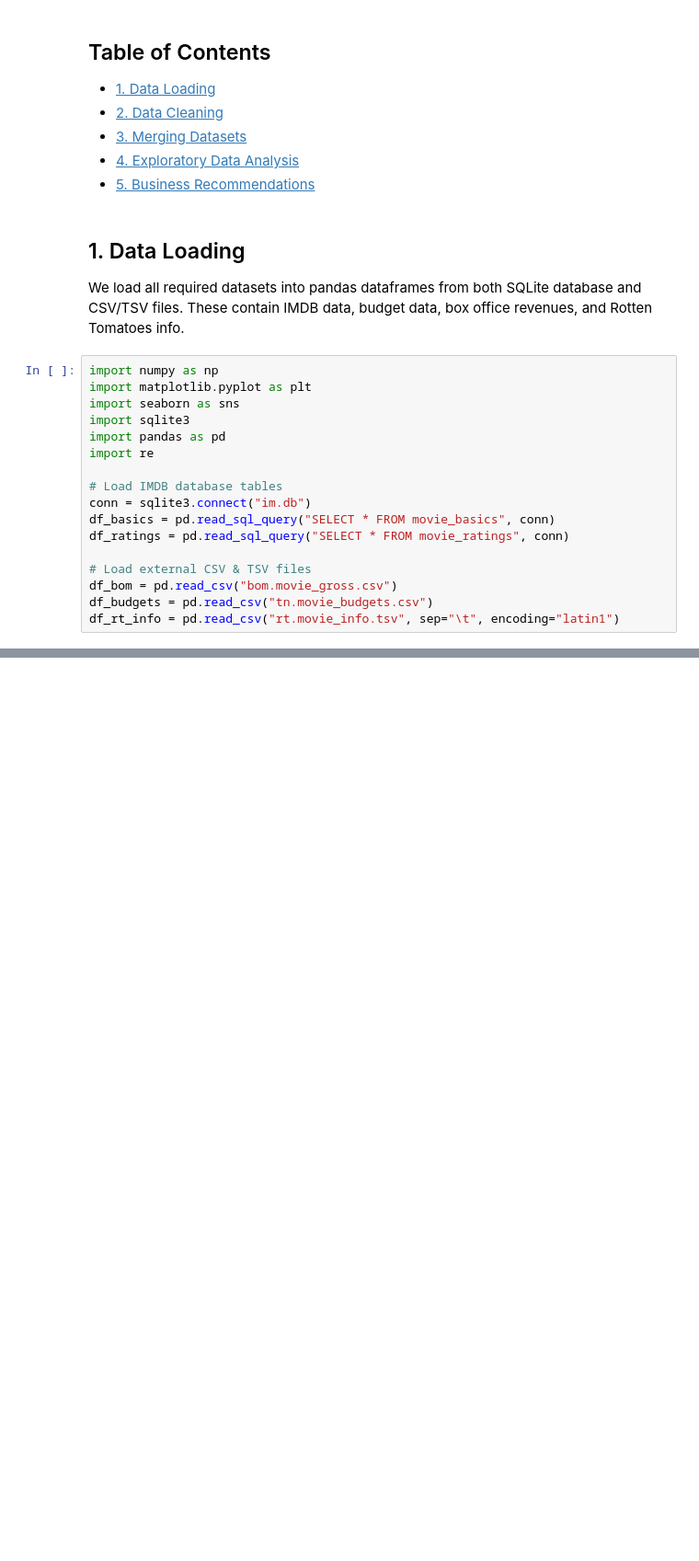
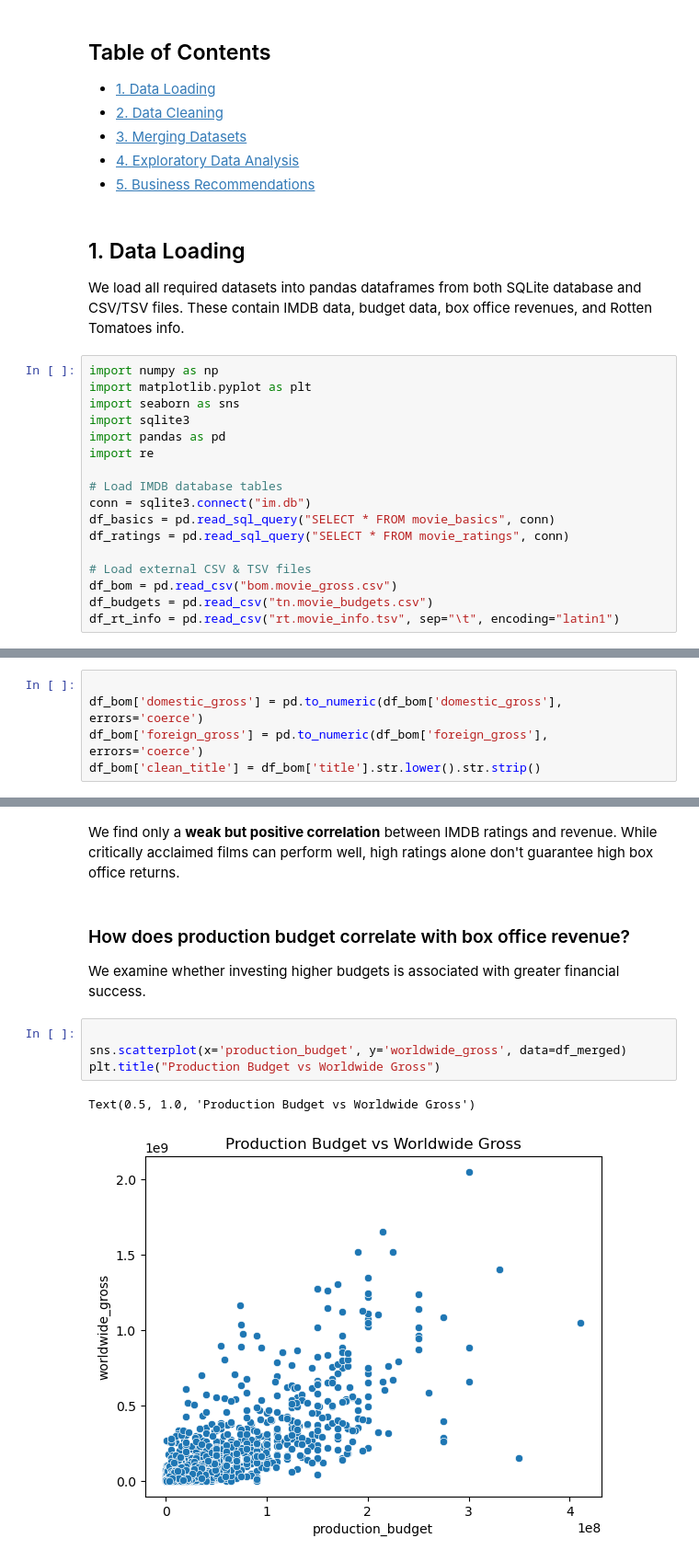
Before and after one commit to Mirriam-Tech/Phase-2-Group-1-Project-2025, a Jupyter notebook: Project_notebook.ipynb, the cells around one changed output, grey strips where cells are left out. Shown at 92% size. Cells and saved outputs as stored; diff of their text form; blank space fills up the shorter version.

```diff
--- a/Project_notebook.ipynb
+++ b/Project_notebook.ipynb
@@ -47,0 +79,5 @@ df_rt_info = pd.read_csv("rt.movie_info.tsv", sep="\t", encoding="latin1")
+# %%
+
+df_bom['domestic_gross'] = pd.to_numeric(df_bom['domestic_gross'], errors='coerce')
+df_bom['foreign_gross'] = pd.to_numeric(df_bom['foreign_gross'], errors='coerce')
+df_bom['clean_title'] = df_bom['title'].str.lower().str.strip()
@@ -47,0 +172,14 @@ df_rt_info = pd.read_csv("rt.movie_info.tsv", sep="\t", encoding="latin1")
+# %% [markdown]
+
+We find only a **weak but positive correlation** between IMDB ratings and revenue. While critically acclaimed films can perform well, high ratings alone don't guarantee high box office returns.
+# %% [markdown]
+### How does production budget correlate with box office revenue?
+
+We examine whether investing higher budgets is associated with greater financial success.
+# %%
+
+sns.scatterplot(x='production_budget', y='worldwide_gross', data=df_merged)
+plt.title("Production Budget vs Worldwide Gross")
+# %% [output]
+Text(0.5, 1.0, 'Production Budget vs Worldwide Gross')
+[figure, added]
```
Also changed, not shown: parts of 26 cells of this notebook, 7 other files.
